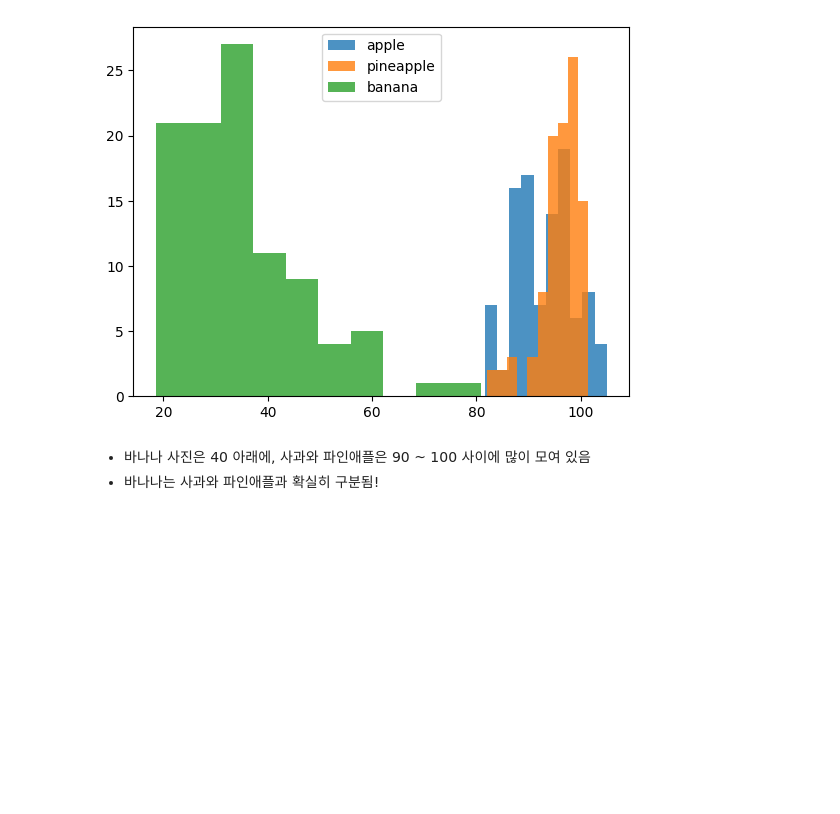
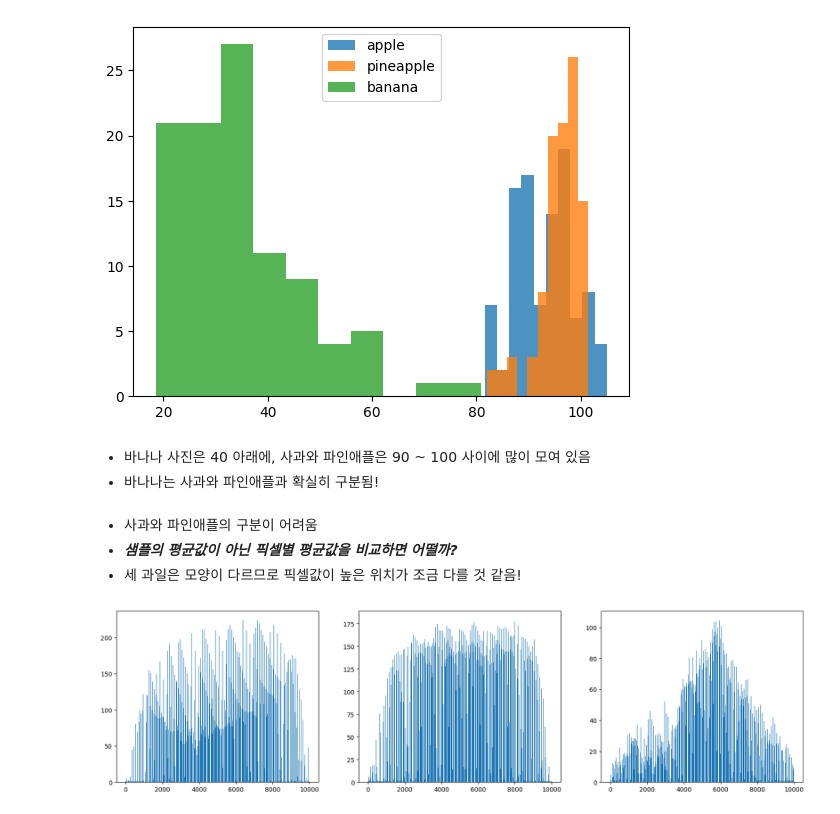
Before and after one commit to zaeyonz/Fruits_Classification, a Jupyter notebook: Fruits_Classification(Unsupervised_Learning).ipynb, the cells around one changed output. Cells and saved outputs as stored; diff of their text form; code cells hidden in the pictures; blank space fills up the shorter version.

```diff
--- a/Fruits_Classification(Unsupervised_Learning).ipynb
+++ b/Fruits_Classification(Unsupervised_Learning).ipynb
@@ -128,3 +128,17 @@ plt.show()
 # %% [markdown]
 - 바나나 사진은 40 아래에, 사과와 파인애플은 90 ~ 100 사이에 많이 모여 있음
 - 바나나는 사과와 파인애플과 확실히 구분됨!
+# %% [markdown]
+- 사과와 파인애플의 구분이 어려움
+- ***샘플의 평균값이 아닌 픽셀별 평균값을 비교하면 어떨까?***
+- 세 과일은 모양이 다르므로 픽셀값이 높은 위치가 조금 다를 것 같음!
+# %%
+# 픽셀의 평균을 계산하려면 axis=0으로 지정하면 됨
+
+fig, axs = plt.subplots(1,3,figsize=(20,5))
+axs[0].bar(range(10000), np.mean(apple, axis=0))            # bar() 함수로 픽셀 10000개에 대한 평균값을 막대그래프로 그림
+axs[1].bar(range(10000), np.mean(pineapple, axis=0))        # x축 : 0부터 9999까지의 정수, y축 : 픽셀 10000개의 평균
+axs[2].bar(range(10000), np.mean(banana, axis=0))
+plt.show()
+# %% [output]
+[figure, added]
```
Also changed, not shown: parts of 12 cells of this notebook.
